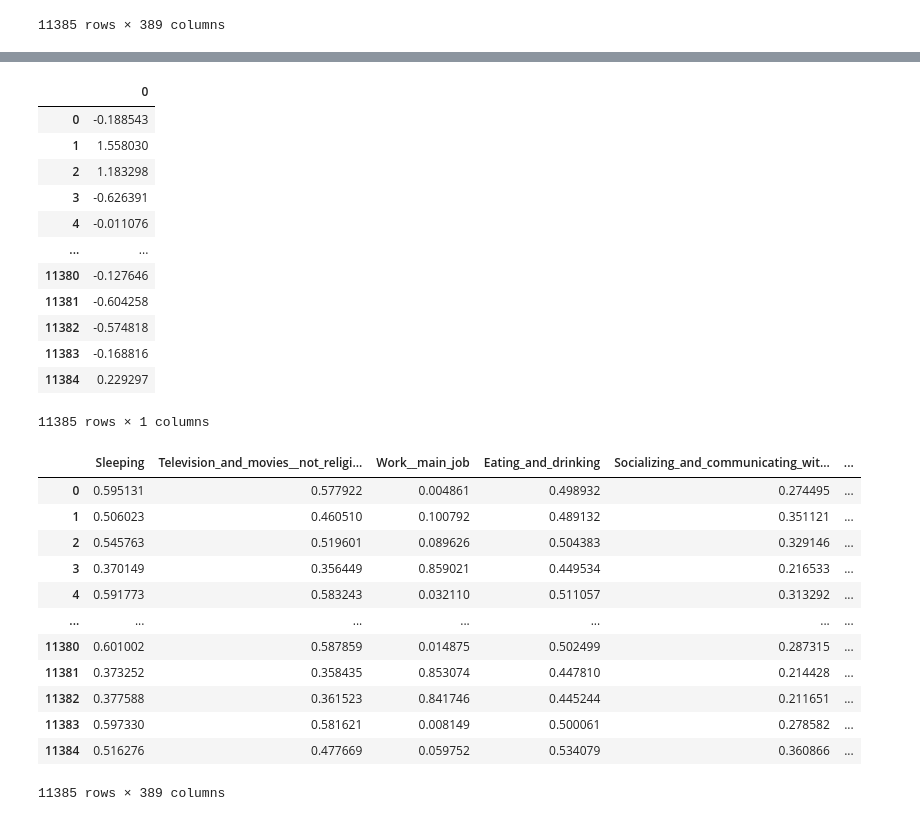
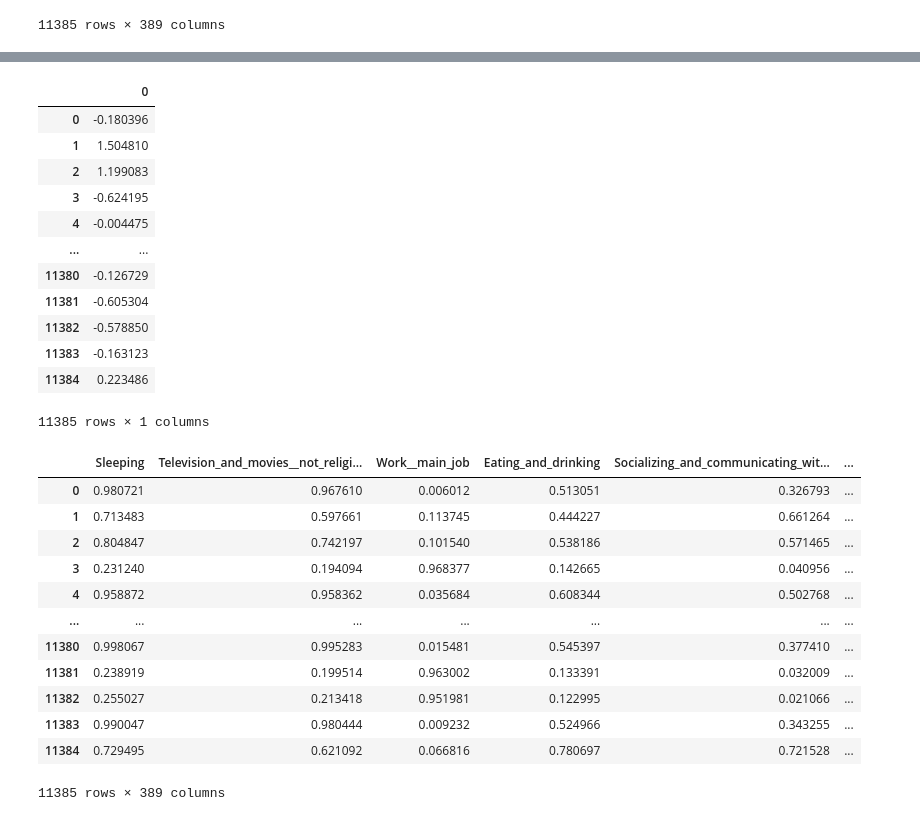
Before and after one commit to yaniv256/VAEs-in-Economics, a Jupyter notebook: Notebooks/Time_use_shares_with_vaes.ipynb, the cells around one changed output, grey strips where cells are left out. Saved outputs shown, nothing was run; the diff lists cells and outputs as text; code cells hidden in the pictures.

```diff
--- a/Notebooks/Time_use_shares_with_vaes.ipynb
+++ b/Notebooks/Time_use_shares_with_vaes.ipynb
@@ -40,9 +63,9 @@ def make_vae(
     img_shape = (389+1, ),
     latent_dim = 1,
     dense_width = 600,
-    l2_penalty=0.00001,
+    l2_penalty=0.000001,
     l1_penalty=0.0,
-    encoder_dropout_rate=0.5,
+    encoder_dropout_rate=0.25,
     decoder_dropout_rate=0.0,
     entanglement_penalty = 1,
     hidden_n = 1):
@@ -210,9 +233,7 @@ x_test = np.concatenate((x_test.values,flag_1),axis=-1)
 # %%
 seed(100)
 set_random_seed(100)
-(vae, encoder, decoder) = make_vae(l2_penalty=0.000001,
-                                   l1_penalty=0.0,
-                                   encoder_dropout_rate=0.2)  # encoder_dropout_rate 0.2
+(vae, encoder, decoder) = make_vae()
 vae.summary()
 
 fitted = vae.fit(
@@ -418,35 +442,37 @@ encoded_data=encoder.predict(data)
 pd.DataFrame(encoded_data)
 # %% [output]
 |  | 0 |
-| 0 | -0.188543 |
-| 1 | 1.558030 |
-| 2 | 1.183298 |
-| 3 | -0.626391 |
-| 4 | -0.011076 |
+| 0 | -0.180396 |
+| 1 | 1.504810 |
+| 2 | 1.199083 |
+| 3 | -0.624195 |
+| 4 | -0.004475 |
 | ... | ... |
-| 11380 | -0.127646 |
-| 11381 | -0.604258 |
-| 11382 | -0.574818 |
-| 11383 | -0.168816 |
-| 11384 | 0.229297 |
+| 11380 | -0.126729 |
+| 11381 | -0.605304 |
+| 11382 | -0.578850 |
+| 11383 | -0.163123 |
+| 11384 | 0.223486 |
 11385 rows × 1 columns
 # %%
 filtered=pd.DataFrame((decoder.predict(encoded_data)))
+scaler = MinMaxScaler()
+filtered=pd.DataFrame(scaler.fit_transform(filtered))
 filtered.columns = df.columns
 filtered
 # %% [output]
 |  | Sleeping | Television_and_movies__not_religi... | Work__main_job | Eating_and_drinking | Socializing_and_communicating_wit... | ... |
-| 0 | 0.595131 | 0.577922 | 0.004861 | 0.498932 | 0.274495 | ... |
-| 1 | 0.506023 | 0.460510 | 0.100792 | 0.489132 | 0.351121 | ... |
-| 2 | 0.545763 | 0.519601 | 0.089626 | 0.504383 | 0.329146 | ... |
-| 3 | 0.370149 | 0.356449 | 0.859021 | 0.449534 | 0.216533 | ... |
-| 4 | 0.591773 | 0.583243 | 0.032110 | 0.511057 | 0.313292 | ... |
+| 0 | 0.980721 | 0.967610 | 0.006012 | 0.513051 | 0.326793 | ... |
+| 1 | 0.713483 | 0.597661 | 0.113745 | 0.444227 | 0.661264 | ... |
+| 2 | 0.804847 | 0.742197 | 0.101540 | 0.538186 | 0.571465 | ... |
+| 3 | 0.231240 | 0.194094 | 0.968377 | 0.142665 | 0.040956 | ... |
+| 4 | 0.958872 | 0.958362 | 0.035684 | 0.608344 | 0.502768 | ... |
 | ... | ... | ... | ... | ... | ... | ... |
-| 11380 | 0.601002 | 0.587859 | 0.014875 | 0.502499 | 0.287315 | ... |
-| 11381 | 0.373252 | 0.358435 | 0.853074 | 0.447810 | 0.214428 | ... |
-| 11382 | 0.377588 | 0.361523 | 0.841746 | 0.445244 | 0.211651 | ... |
-| 11383 | 0.597330 | 0.581621 | 0.008149 | 0.500061 | 0.278582 | ... |
-| 11384 | 0.516276 | 0.477669 | 0.059752 | 0.534079 | 0.360866 | ... |
+| 11380 | 0.998067 | 0.995283 | 0.015481 | 0.545397 | 0.377410 | ... |
+| 11381 | 0.238919 | 0.199514 | 0.963002 | 0.133391 | 0.032009 | ... |
+| 11382 | 0.255027 | 0.213418 | 0.951981 | 0.122995 | 0.021066 | ... |
+| 11383 | 0.990047 | 0.980444 | 0.009232 | 0.524966 | 0.343255 | ... |
+| 11384 | 0.729495 | 0.621092 | 0.066816 | 0.780697 | 0.721528 | ... |
 11385 rows × 389 columns
 # %%
 for field in filtered.columns[0:29]:
```
Also changed, not shown: parts of 13 cells of this notebook.
